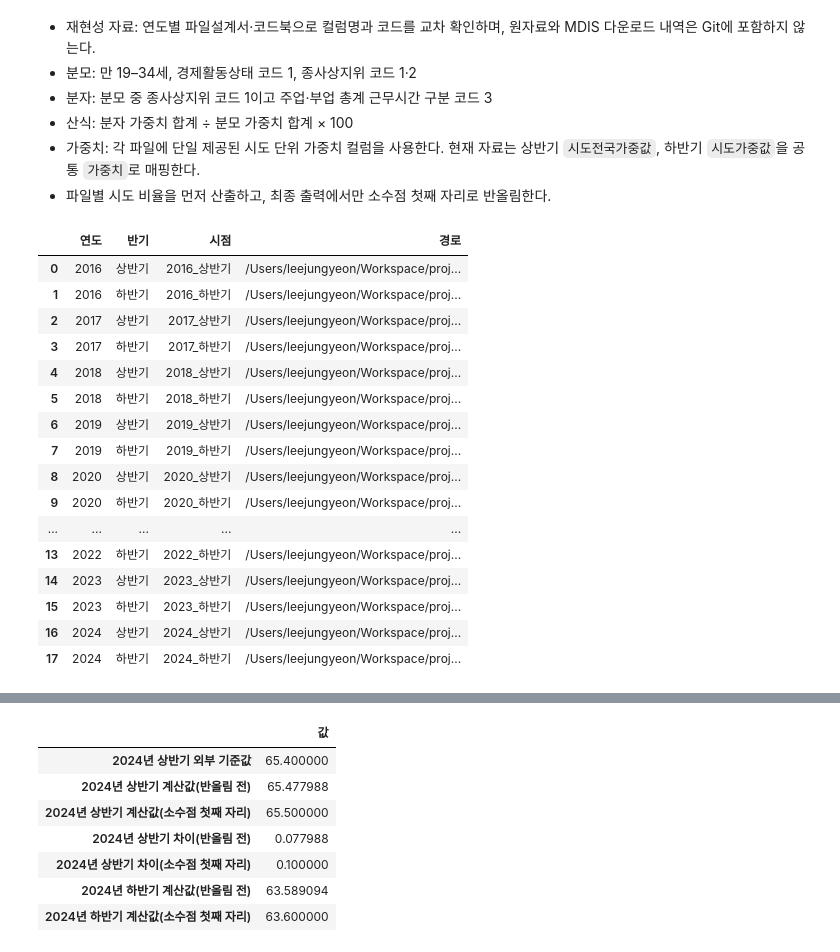
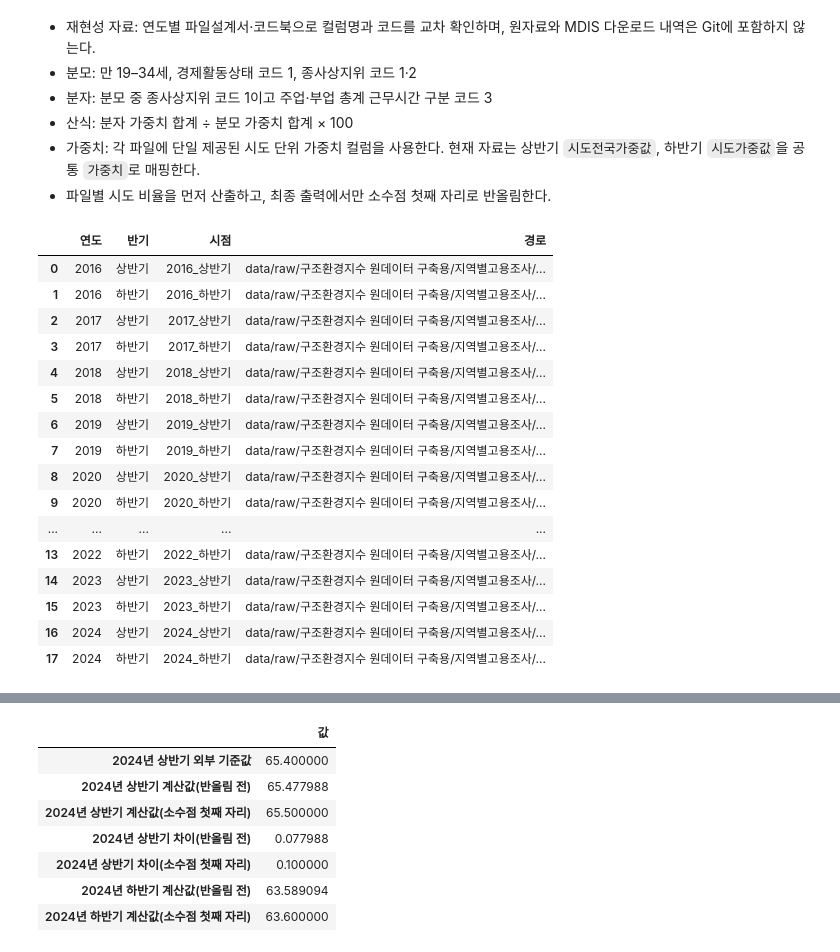
Before and after one commit to JungYeoni/yumocha, a Jupyter notebook: notebooks/20260727_EDA_지역별고용조사_청년층_정규직_근로자_비율_산출.ipynb, the cells around one changed output, grey strips where cells are left out. Drawn from its saved outputs; the diff is of its cells as text; code cells hidden in the pictures.

```diff
--- a/notebooks/20260727_EDA_지역별고용조사_청년층_정규직_근로자_비율_산출.ipynb
+++ b/notebooks/20260727_EDA_지역별고용조사_청년층_정규직_근로자_비율_산출.ipynb
@@ -48,40 +48,42 @@ HALF_ORDER = {"상반기": 0, "하반기": 1}
 # %%
 file_records = []
 for path in RAW_DIR.glob("*.csv"):
     match = re.match(r"^(20\d{2})_(상반기|하반기)\(C형", path.name)
     if match:
         year, half = match.groups()
         file_records.append(
             {"연도": int(year), "반기": half, "시점": f"{year}_{half}", "경로": path}
         )
 
 file_index = (
     pd.DataFrame(file_records)
     .assign(반기순서=lambda x: x["반기"].map(HALF_ORDER))
     .sort_values(["연도", "반기순서"])
     .drop(columns="반기순서")
     .reset_index(drop=True)
 )
 assert len(file_index) == 18
-file_index[["연도", "반기", "시점", "경로"]]
+file_index.assign(
+    경로=lambda x: x["경로"].map(lambda path: path.relative_to(REPO_ROOT).as_posix())
+)[["연도", "반기", "시점", "경로"]]
 # %% [output]
 |  | 연도 | 반기 | 시점 | 경로 |
-| 0 | 2016 | 상반기 | 2016_상반기 | /Users/leejungyeon/Workspace/proj... |
-| 1 | 2016 | 하반기 | 2016_하반기 | /Users/leejungyeon/Workspace/proj... |
-| 2 | 2017 | 상반기 | 2017_상반기 | /Users/leejungyeon/Workspace/proj... |
-| 3 | 2017 | 하반기 | 2017_하반기 | /Users/leejungyeon/Workspace/proj... |
-| 4 | 2018 | 상반기 | 2018_상반기 | /Users/leejungyeon/Workspace/proj... |
-| 5 | 2018 | 하반기 | 2018_하반기 | /Users/leejungyeon/Workspace/proj... |
-| 6 | 2019 | 상반기 | 2019_상반기 | /Users/leejungyeon/Workspace/proj... |
-| 7 | 2019 | 하반기 | 2019_하반기 | /Users/leejungyeon/Workspace/proj... |
-| 8 | 2020 | 상반기 | 2020_상반기 | /Users/leejungyeon/Workspace/proj... |
-| 9 | 2020 | 하반기 | 2020_하반기 | /Users/leejungyeon/Workspace/proj... |
+| 0 | 2016 | 상반기 | 2016_상반기 | data/raw/구조환경지수 원데이터 구축용/지역별고용조사/... |
+| 1 | 2016 | 하반기 | 2016_하반기 | data/raw/구조환경지수 원데이터 구축용/지역별고용조사/... |
+| 2 | 2017 | 상반기 | 2017_상반기 | data/raw/구조환경지수 원데이터 구축용/지역별고용조사/... |
+| 3 | 2017 | 하반기 | 2017_하반기 | data/raw/구조환경지수 원데이터 구축용/지역별고용조사/... |
+| 4 | 2018 | 상반기 | 2018_상반기 | data/raw/구조환경지수 원데이터 구축용/지역별고용조사/... |
+| 5 | 2018 | 하반기 | 2018_하반기 | data/raw/구조환경지수 원데이터 구축용/지역별고용조사/... |
+| 6 | 2019 | 상반기 | 2019_상반기 | data/raw/구조환경지수 원데이터 구축용/지역별고용조사/... |
+| 7 | 2019 | 하반기 | 2019_하반기 | data/raw/구조환경지수 원데이터 구축용/지역별고용조사/... |
+| 8 | 2020 | 상반기 | 2020_상반기 | data/raw/구조환경지수 원데이터 구축용/지역별고용조사/... |
+| 9 | 2020 | 하반기 | 2020_하반기 | data/raw/구조환경지수 원데이터 구축용/지역별고용조사/... |
 | ... | ... | ... | ... | ... |
-| 13 | 2022 | 하반기 | 2022_하반기 | /Users/leejungyeon/Workspace/proj... |
-| 14 | 2023 | 상반기 | 2023_상반기 | /Users/leejungyeon/Workspace/proj... |
-| 15 | 2023 | 하반기 | 2023_하반기 | /Users/leejungyeon/Workspace/proj... |
-| 16 | 2024 | 상반기 | 2024_상반기 | /Users/leejungyeon/Workspace/proj... |
-| 17 | 2024 | 하반기 | 2024_하반기 | /Users/leejungyeon/Workspace/proj... |
+| 13 | 2022 | 하반기 | 2022_하반기 | data/raw/구조환경지수 원데이터 구축용/지역별고용조사/... |
+| 14 | 2023 | 상반기 | 2023_상반기 | data/raw/구조환경지수 원데이터 구축용/지역별고용조사/... |
+| 15 | 2023 | 하반기 | 2023_하반기 | data/raw/구조환경지수 원데이터 구축용/지역별고용조사/... |
+| 16 | 2024 | 상반기 | 2024_상반기 | data/raw/구조환경지수 원데이터 구축용/지역별고용조사/... |
+| 17 | 2024 | 하반기 | 2024_하반기 | data/raw/구조환경지수 원데이터 구축용/지역별고용조사/... |
 # %%
 COLUMN_ALIASES = {
     "시도코드": ["행정구역시도코드", "2자리_행정구역시도코드"],
```
Also changed, not shown: 3 other files.
